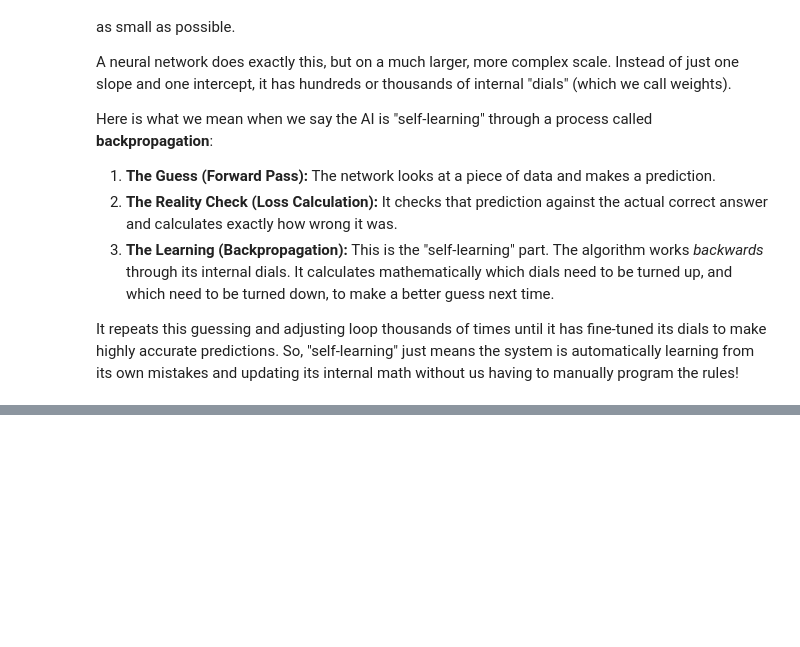
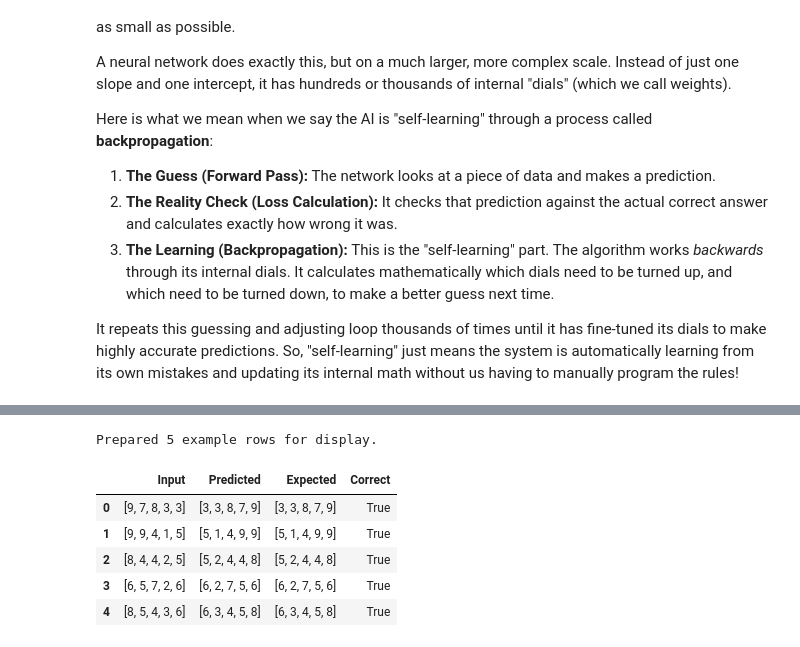
Before and after one commit to bhavik-knight/5511-a3-nn-transformers, a Jupyter notebook: src/nn_transformers.ipynb, the cells around one changed output, grey strips where cells are left out. Saved outputs shown, nothing was run; the diff lists cells and outputs as text; code cells hidden in the pictures; blank space fills up the shorter version.

```diff
--- a/src/nn_transformers.ipynb
+++ b/src/nn_transformers.ipynb
@@ -252,0 +740,11 @@ Instructions:
+# %%
+class AddNorm(nn.Module):
+    """Apply a residual connection followed by layer normalization."""
+
+    def __init__(self, d_model: int) -> None:
+        super().__init__()
+        self.layer_norm = nn.LayerNorm(d_model)
+
+    def forward(self, x: torch.Tensor, sublayer_output: torch.Tensor) -> torch.Tensor:
+        """Add the residual branch to x and normalize the result."""
+        return self.layer_norm(x + sublayer_output)
@@ -252,0 +887,6 @@ Instructions:
+# %%
+criterion: nn.CrossEntropyLoss = nn.CrossEntropyLoss()
+optimizer: torch.optim.Optimizer = torch.optim.Adam(model.parameters(), lr=0.001)
+
+print(f"Loss function: {criterion}")
+print(f"Optimizer: {optimizer}")
@@ -252,0 +1003,42 @@ Instructions:
+# %%
+def predict(model: nn.Module, input_sequence: list[int]) -> list[int]:
+    """Predict the output sequence for a single input sequence."""
+    model.eval()
+
+    x: torch.Tensor = torch.tensor([input_sequence], dtype=torch.long).to(device)
+
+    with torch.no_grad():
+        logits, _ = model(x)
+
+    predictions: torch.Tensor = torch.argmax(logits, dim=-1)
+
+    return predictions[0].cpu().tolist()
+
+
+# Use real test examples and display nicely
+num_examples: int = 5
+rows: list[dict[str, object]] = []
+
+for i in range(num_examples):
+    input_seq = X_test[i].tolist()
+    true_seq = y_test[i].tolist()
+    pred_seq = predict(model, input_seq)
+
+    rows.append({
+        "Input": input_seq,
+        "Predicted": pred_seq,
+        "Expected": true_seq,
+        "Correct": pred_seq == true_seq
+    })
+
+print(f"Prepared {num_examples} example rows for display.")
+df = pd.DataFrame(rows)
+df
+# %% [output]
+Prepared 5 example rows for display.
+|  | Input | Predicted | Expected | Correct |
+| 0 | [9, 7, 8, 3, 3] | [3, 3, 8, 7, 9] | [3, 3, 8, 7, 9] | True |
+| 1 | [9, 9, 4, 1, 5] | [5, 1, 4, 9, 9] | [5, 1, 4, 9, 9] | True |
+| 2 | [8, 4, 4, 2, 5] | [5, 2, 4, 4, 8] | [5, 2, 4, 4, 8] | True |
+| 3 | [6, 5, 7, 2, 6] | [6, 2, 7, 5, 6] | [6, 2, 7, 5, 6] | True |
+| 4 | [8, 5, 4, 3, 6] | [6, 3, 4, 5, 8] | [6, 3, 4, 5, 8] | True |
```
Also changed, not shown: parts of 61 cells of this notebook, 3 other files.
